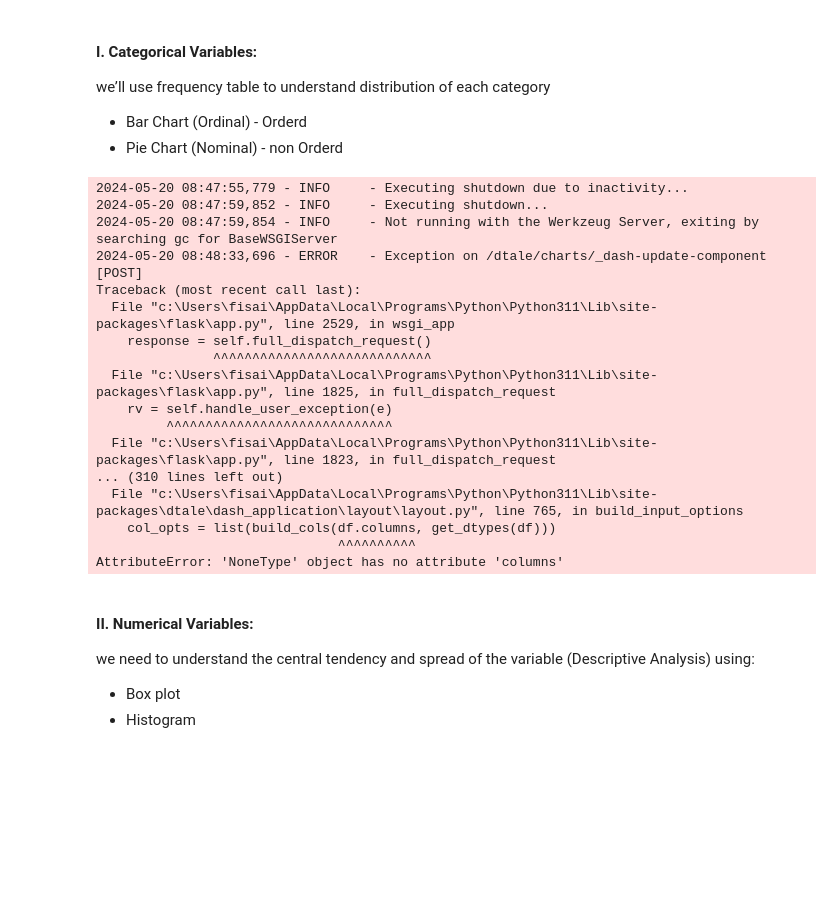
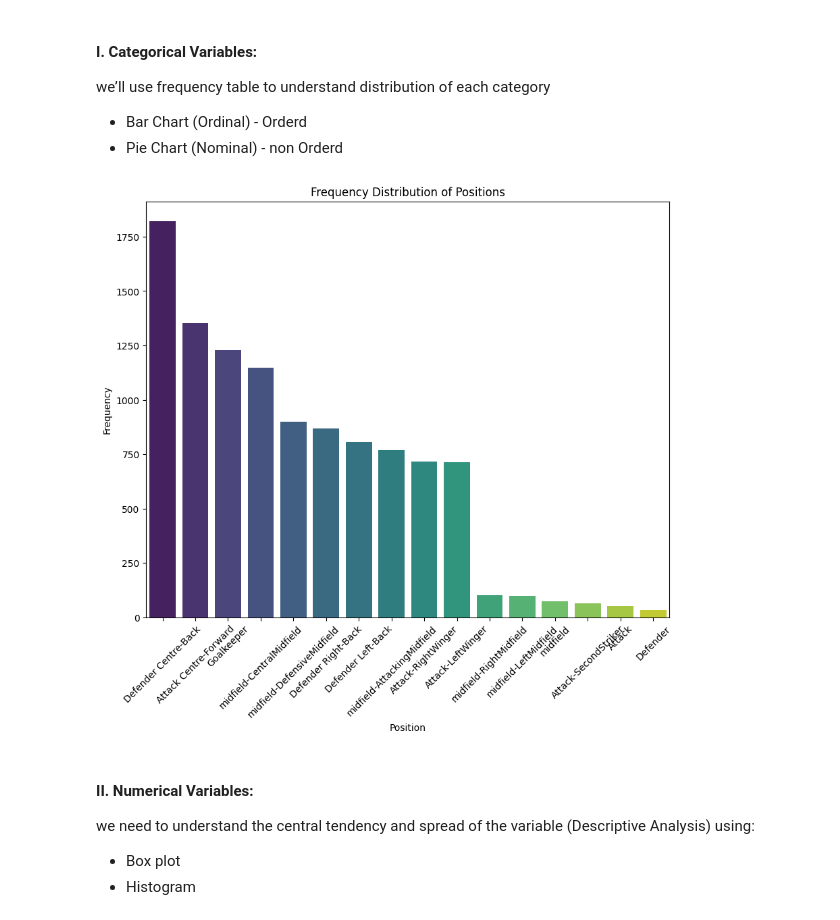
Before and after one commit to Tuwaiq-DS-ML-bootcamp-V-6/Use-case-7, a Jupyter notebook: EDA explain template.ipynb, the cells around one changed output. Saved outputs shown, nothing was run; the diff lists cells and outputs as text; code cells hidden in the pictures; blank space fills up the shorter version.

```diff
--- a/EDA explain template.ipynb
+++ b/EDA explain template.ipynb
@@ -396,24 +526,18 @@ we’ll use frequency table to understand distribution of each category
 - Bar Chart (Ordinal) - Orderd
 - Pie Chart (Nominal) - non Orderd
 # %%
+position_counts = df['position'].value_counts()
+
+# Plot a bar chart for the 'position' column
+plt.figure(figsize=(10, 8))
+sns.barplot(x=position_counts.index, y=position_counts.values, palette='viridis')
+plt.title('Frequency Distribution of Positions')
+plt.xlabel('Position')
+plt.ylabel('Frequency')
+plt.xticks(rotation=45)
+plt.show()
 # %% [output]
-2024-05-20 08:47:55,779 - INFO     - Executing shutdown due to inactivity...
-2024-05-20 08:47:59,852 - INFO     - Executing shutdown...
-2024-05-20 08:47:59,854 - INFO     - Not running with the Werkzeug Server, exiting by searching gc for BaseWSGIServer
-2024-05-20 08:48:33,696 - ERROR    - Exception on /dtale/charts/_dash-update-component [POST]
-Traceback (most recent call last):
-  File "c:\Users\fisai\AppData\Local\Programs\Python\Python311\Lib\site-packages\flask\app.py", line 2529, in wsgi_app
-    response = self.full_dispatch_request()
-               ^^^^^^^^^^^^^^^^^^^^^^^^^^^^
-  File "c:\Users\fisai\AppData\Local\Programs\Python\Python311\Lib\site-packages\flask\app.py", line 1825, in full_dispatch_request
-    rv = self.handle_user_exception(e)
-         ^^^^^^^^^^^^^^^^^^^^^^^^^^^^^
-  File "c:\Users\fisai\AppData\Local\Programs\Python\Python311\Lib\site-packages\flask\app.py", line 1823, in full_dispatch_request
-... (310 lines left out)
-  File "c:\Users\fisai\AppData\Local\Programs\Python\Python311\Lib\site-packages\dtale\dash_application\layout\layout.py", line 765, in build_input_options
-    col_opts = list(build_cols(df.columns, get_dtypes(df)))
-                               ^^^^^^^^^^
-AttributeError: 'NoneType' object has no attribute 'columns'
+[figure, added]
 # %% [markdown]
 #### II. Numerical Variables:
 
```
Also changed, not shown: parts of 54 cells of this notebook.
